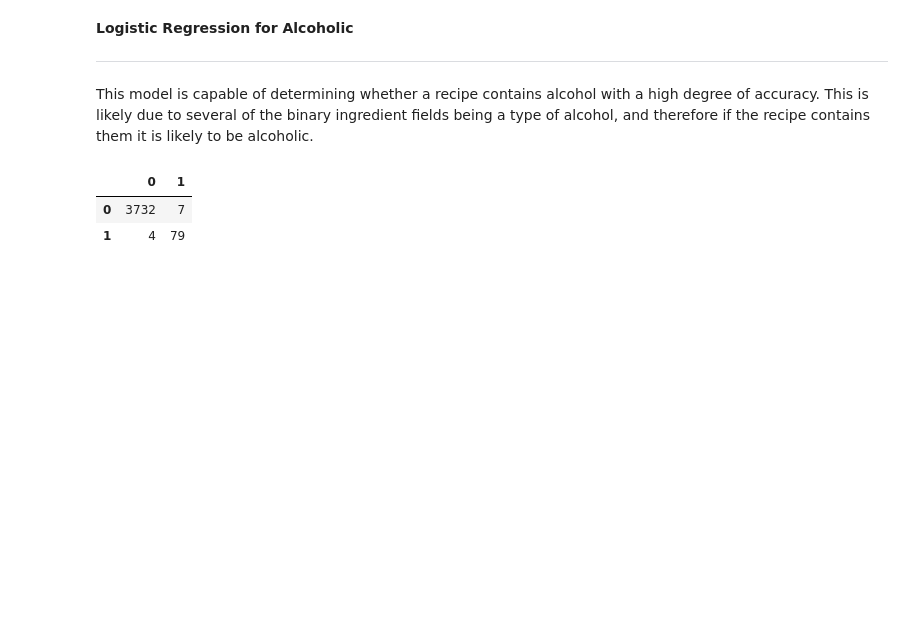
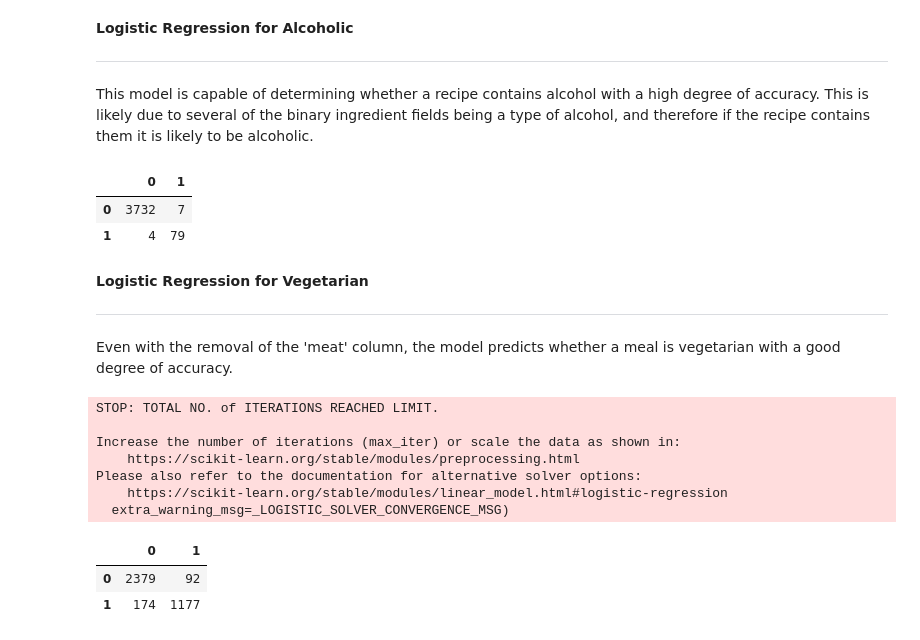
Before and after one commit to robd123/AML, a Jupyter notebook: Project2/Project2.ipynb, the cells around one changed output. Drawn from its saved outputs; the diff is of its cells as text; code cells hidden in the pictures; blank space fills up the shorter version.

```diff
--- a/Project2/Project2.ipynb
+++ b/Project2/Project2.ipynb
@@ -304,3 +315,30 @@ pd.DataFrame(cm, index=labels, columns=labels)
 |  | 0 | 1 |
 | 0 | 3732 | 7 |
 | 1 | 4 | 79 |
+# %% [markdown]
+**Logistic Regression for Vegetarian**
+
+---
+Even with the removal of the 'meat' column, the model predicts whether a meal is vegetarian with a good degree of accuracy.
+# %%
+X_train, X_test, Y_train, Y_test = train_test_split(X, Y[['vegetarian']], test_size = 0.30, random_state = 0)
+
+classifier = LogisticRegression()
+classifier.fit(X_train, Y_train)
+
+vegetarian_pred = classifier.predict(X_test)
+
+labels = [0, 1]
+cm = confusion_matrix(Y_test, vegetarian_pred, labels=labels)
+pd.DataFrame(cm, index=labels, columns=labels)
+# %% [output]
+STOP: TOTAL NO. of ITERATIONS REACHED LIMIT.
+
+Increase the number of iterations (max_iter) or scale the data as shown in:
+    https://scikit-learn.org/stable/modules/preprocessing.html
+Please also refer to the documentation for alternative solver options:
+    https://scikit-learn.org/stable/modules/linear_model.html#logistic-regression
+  extra_warning_msg=_LOGISTIC_SOLVER_CONVERGENCE_MSG)
+|  | 0 | 1 |
+| 0 | 2379 | 92 |
+| 1 | 174 | 1177 |
```
Also changed, not shown: parts of 5 cells of this notebook.
